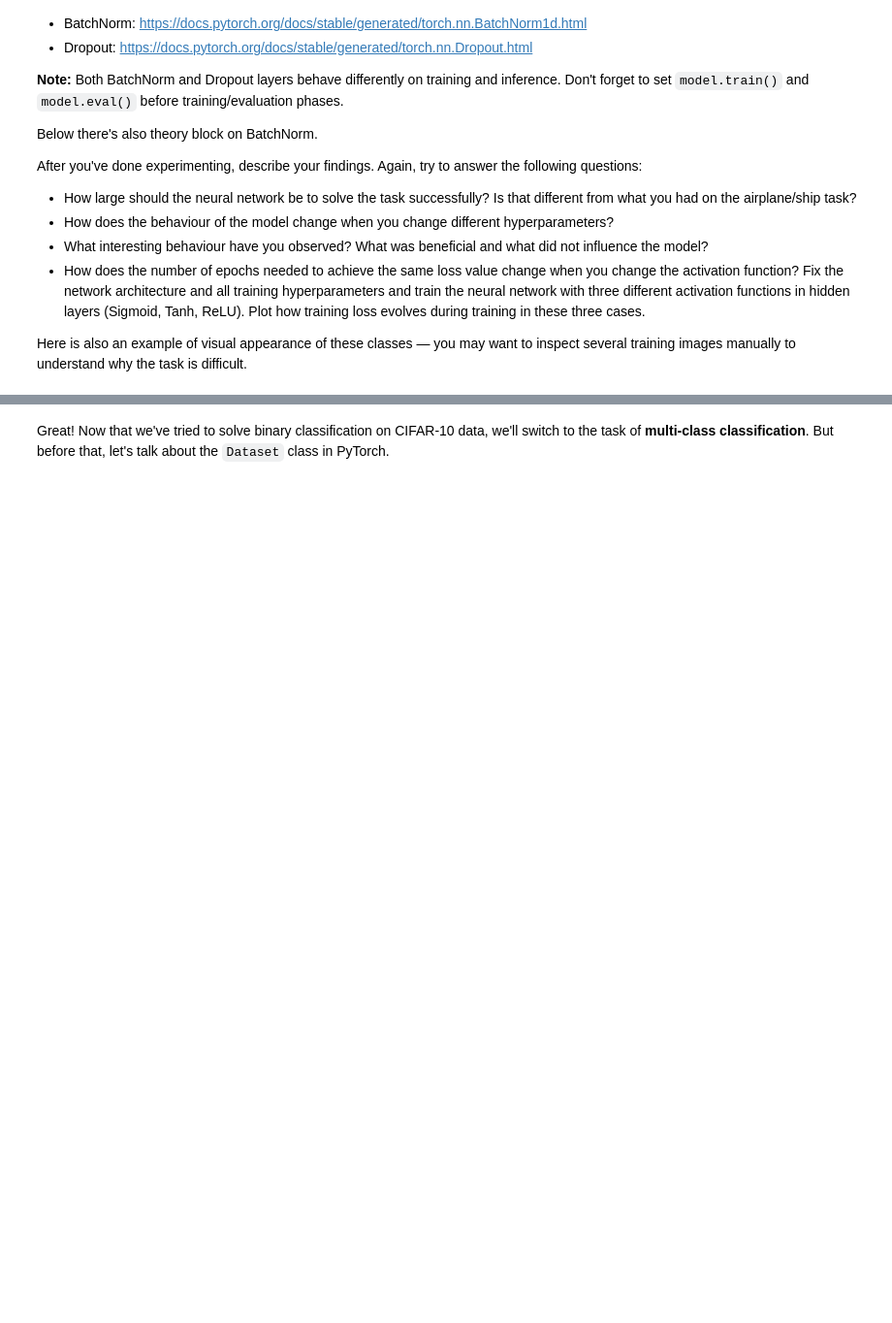
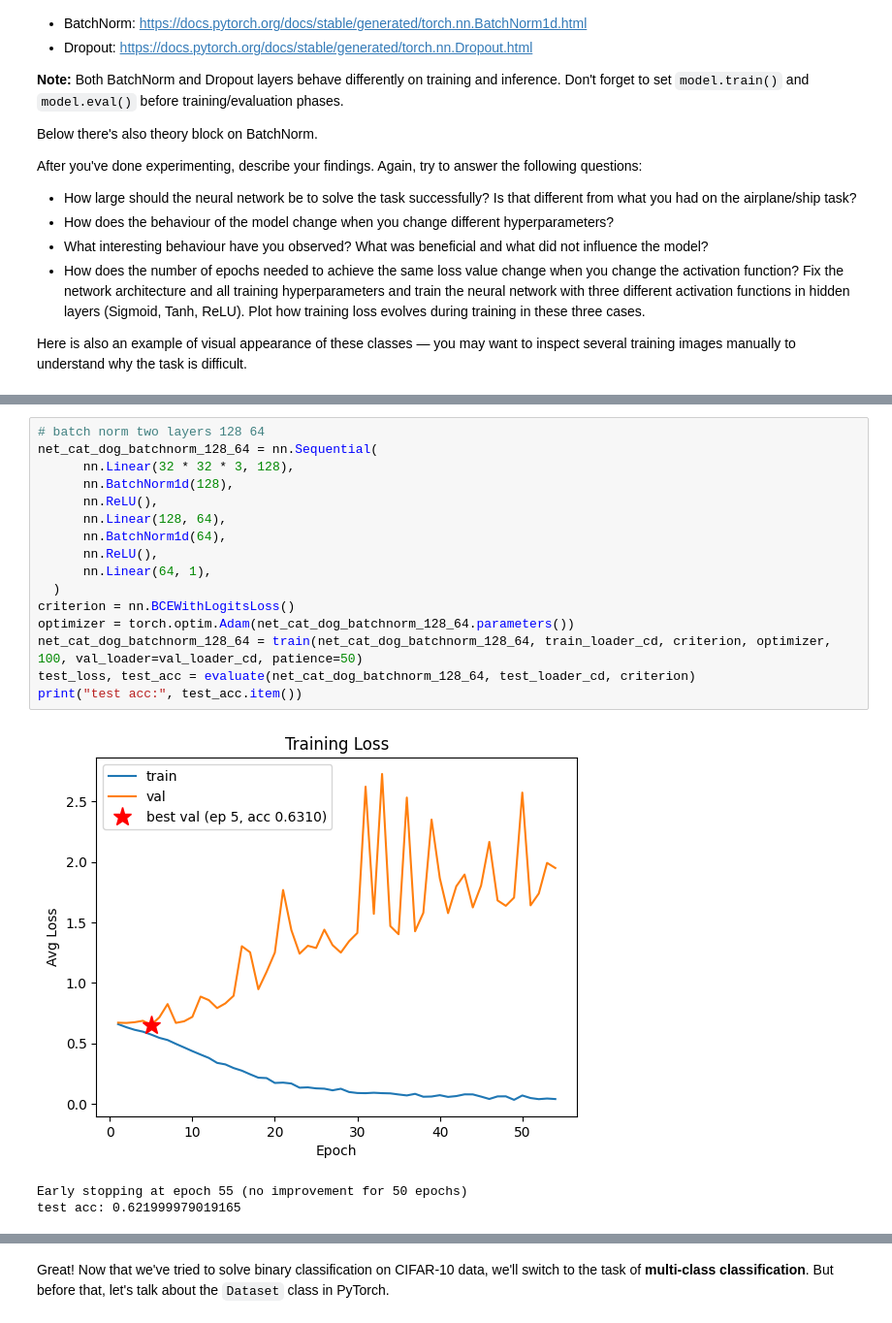
Before and after one commit to armantsaturian/nebius-ai-engineering, a Jupyter notebook: llm-architectures/hw2/homework_CIFAR10.ipynb, the cells around one changed output, grey strips where cells are left out. Shown at 97% size. Saved outputs shown, nothing was run; the diff lists cells and outputs as text; blank space fills up the shorter version.

```diff
--- a/llm-architectures/hw2/homework_CIFAR10.ipynb
+++ b/llm-architectures/hw2/homework_CIFAR10.ipynb
@@ -701,0 +760,20 @@ Here is also an example of visual appearance of these classes — you may want t
+# %%
+# batch norm two layers 128 64
+net_cat_dog_batchnorm_128_64 = nn.Sequential(
+      nn.Linear(32 * 32 * 3, 128),
+      nn.BatchNorm1d(128),
+      nn.ReLU(),
+      nn.Linear(128, 64),
+      nn.BatchNorm1d(64),
+      nn.ReLU(),
+      nn.Linear(64, 1),
+  )
+criterion = nn.BCEWithLogitsLoss()
+optimizer = torch.optim.Adam(net_cat_dog_batchnorm_128_64.parameters())
+net_cat_dog_batchnorm_128_64 = train(net_cat_dog_batchnorm_128_64, train_loader_cd, criterion, optimizer, 100, val_loader=val_loader_cd, patience=50)
+test_loss, test_acc = evaluate(net_cat_dog_batchnorm_128_64, test_loader_cd, criterion)
+print("test acc:", test_acc.item())
+# %% [output]
+[figure, added]
+Early stopping at epoch 55 (no improvement for 50 epochs)
+test acc: 0.621999979019165
```
Also changed, not shown: parts of 13 cells of this notebook.
